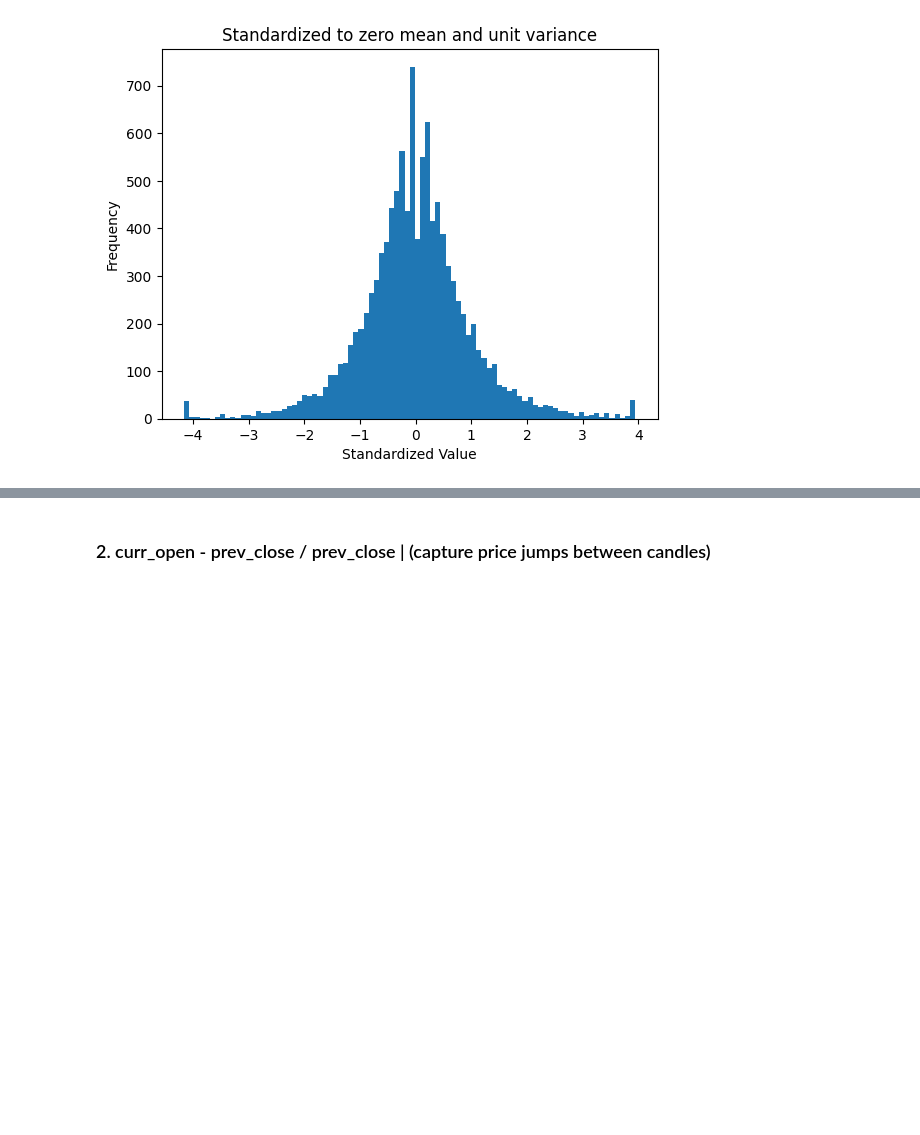
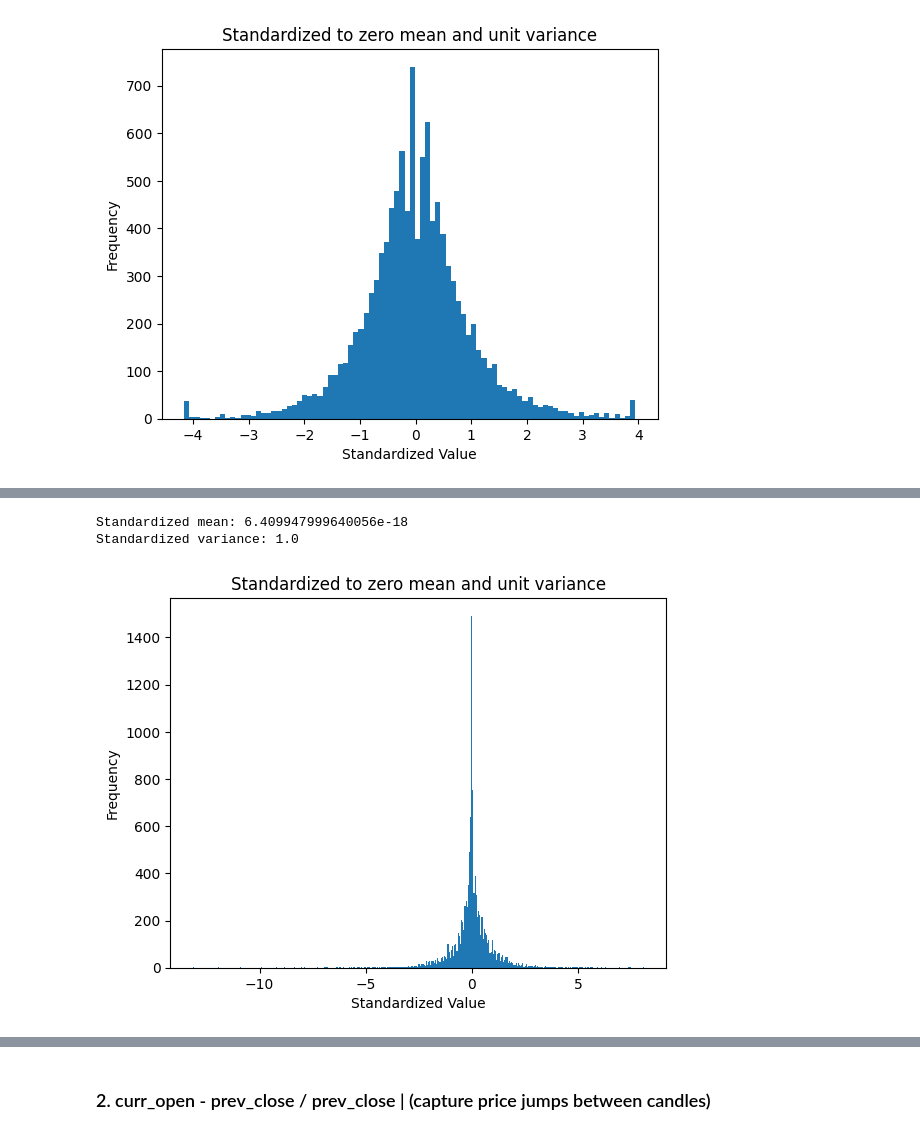
Before and after one commit to Frederik135/NN_Forecasting, a Jupyter notebook: NN_model/preprocessing.ipynb, the cells around one changed output, grey strips where cells are left out. Cells and saved outputs as stored; diff of their text form; code cells hidden in the pictures; blank space fills up the shorter version.

```diff
--- a/NN_model/preprocessing.ipynb
+++ b/NN_model/preprocessing.ipynb
@@ -229,2 +235,6 @@ features_df['curr_close_prev_close_adj_std'] = curr_close_prev_close_adj_std
 # %%
-# curr_close_prev_close_abs_std = standardize_and_plot(curr_close_prev_close_abs)
+curr_close_prev_close_abs_std = standardize_and_plot(curr_close_prev_close_abs)
+# %% [output]
+Standardized mean: 6.409947999640056e-18
+Standardized variance: 1.0
+[figure, added]
```
Also changed, not shown: parts of 39 cells of this notebook, 3 other files.
